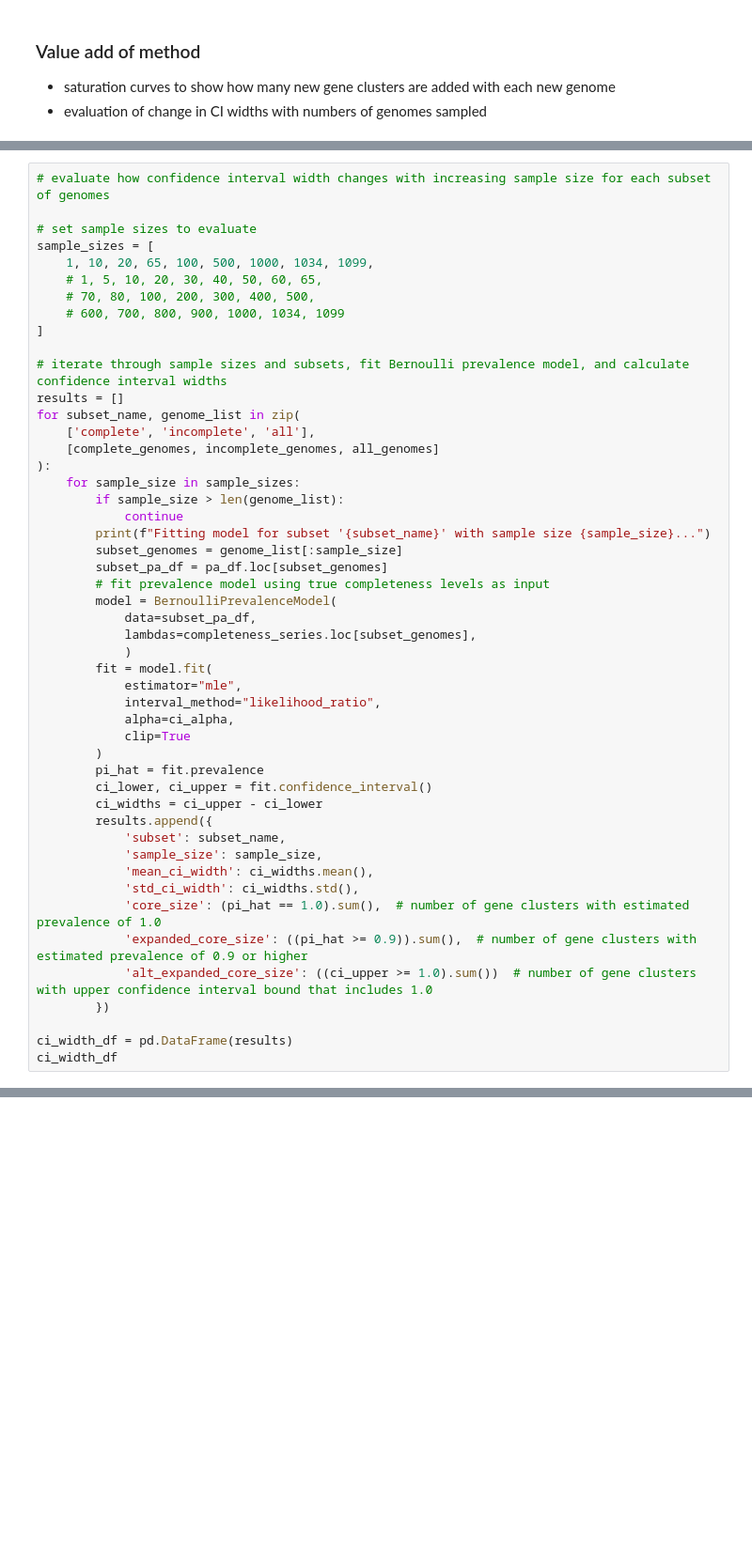
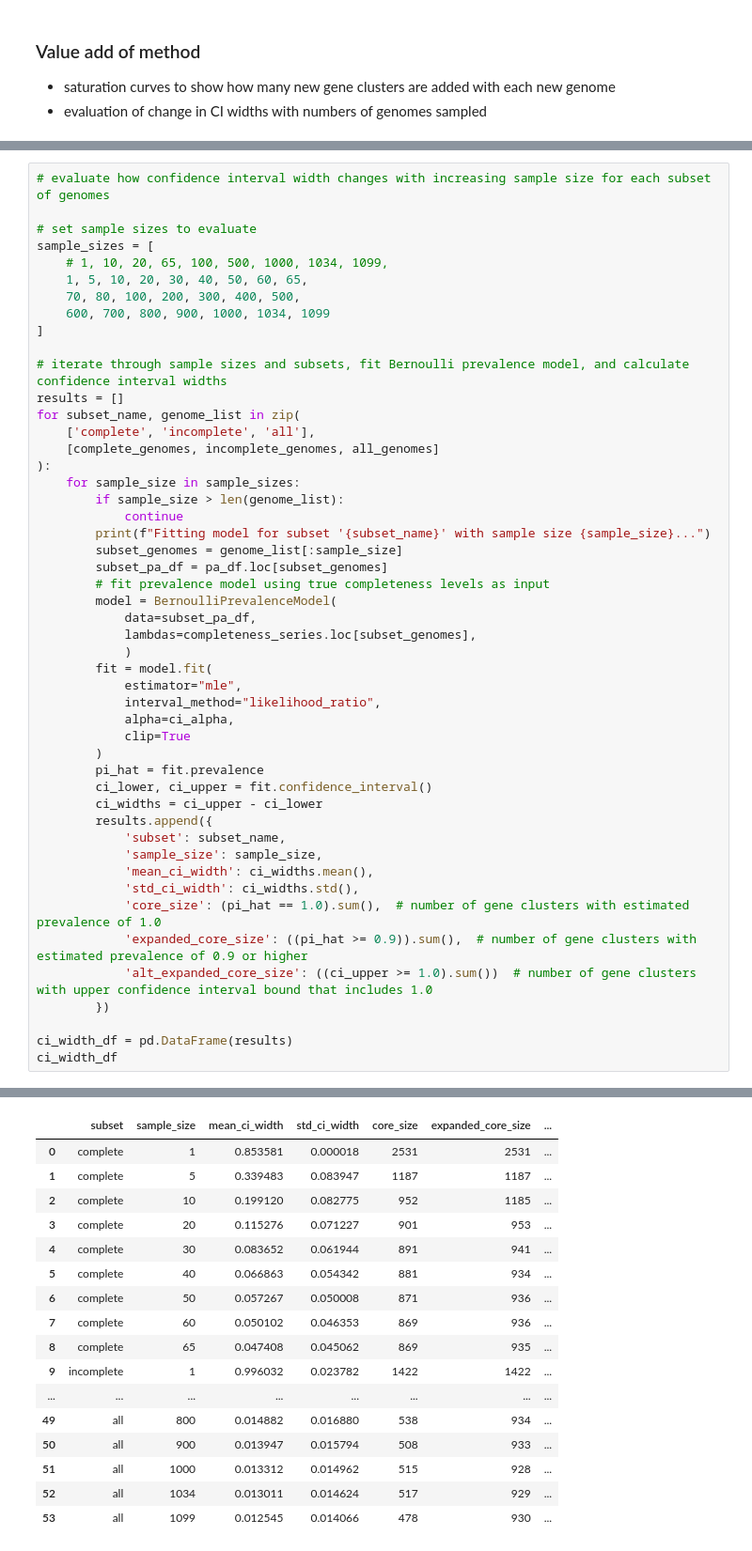
Before and after one commit to blasks/gene-prevalence, a Jupyter notebook: experiments/5-demonstration-experiments.ipynb, the cells around one changed output, grey strips where cells are left out. Shown at 94% size. Saved outputs shown, nothing was run; the diff lists cells and outputs as text; blank space fills up the shorter version.

```diff
--- a/experiments/5-demonstration-experiments.ipynb
+++ b/experiments/5-demonstration-experiments.ipynb
@@ -151,10 +347,10 @@ saturation_df
 
 # set sample sizes to evaluate
 sample_sizes = [
-    1, 10, 20, 65, 100, 500, 1000, 1034, 1099,
-    # 1, 5, 10, 20, 30, 40, 50, 60, 65,
-    # 70, 80, 100, 200, 300, 400, 500,
-    # 600, 700, 800, 900, 1000, 1034, 1099
+    # 1, 10, 20, 65, 100, 500, 1000, 1034, 1099,
+    1, 5, 10, 20, 30, 40, 50, 60, 65,
+    70, 80, 100, 200, 300, 400, 500,
+    600, 700, 800, 900, 1000, 1034, 1099
 ]
 
 # iterate through sample sizes and subsets, fit Bernoulli prevalence model, and calculate confidence interval widths
@@ -209,3 +412,20 @@ Fitting model for subset 'incomplete' with sample size 500...
+|  | subset | sample_size | mean_ci_width | std_ci_width | core_size | expanded_core_size | ... |
+| 0 | complete | 1 | 0.853581 | 0.000018 | 2531 | 2531 | ... |
+| 1 | complete | 5 | 0.339483 | 0.083947 | 1187 | 1187 | ... |
+| 2 | complete | 10 | 0.199120 | 0.082775 | 952 | 1185 | ... |
+| 3 | complete | 20 | 0.115276 | 0.071227 | 901 | 953 | ... |
+| 4 | complete | 30 | 0.083652 | 0.061944 | 891 | 941 | ... |
+| 5 | complete | 40 | 0.066863 | 0.054342 | 881 | 934 | ... |
+| 6 | complete | 50 | 0.057267 | 0.050008 | 871 | 936 | ... |
+| 7 | complete | 60 | 0.050102 | 0.046353 | 869 | 936 | ... |
+| 8 | complete | 65 | 0.047408 | 0.045062 | 869 | 935 | ... |
+| 9 | incomplete | 1 | 0.996032 | 0.023782 | 1422 | 1422 | ... |
+| ... | ... | ... | ... | ... | ... | ... | ... |
+| 49 | all | 800 | 0.014882 | 0.016880 | 538 | 934 | ... |
+| 50 | all | 900 | 0.013947 | 0.015794 | 508 | 933 | ... |
+| 51 | all | 1000 | 0.013312 | 0.014962 | 515 | 928 | ... |
+| 52 | all | 1034 | 0.013011 | 0.014624 | 517 | 929 | ... |
+| 53 | all | 1099 | 0.012545 | 0.014066 | 478 | 930 | ... |
 # %%
 # build two panel figure showing (A) saturation curves for each subset of genomes and
 # (B) how confidence interval width changes with increasing sample size for each subset of genomes
```
Also changed, not shown: parts of 8 cells of this notebook.
